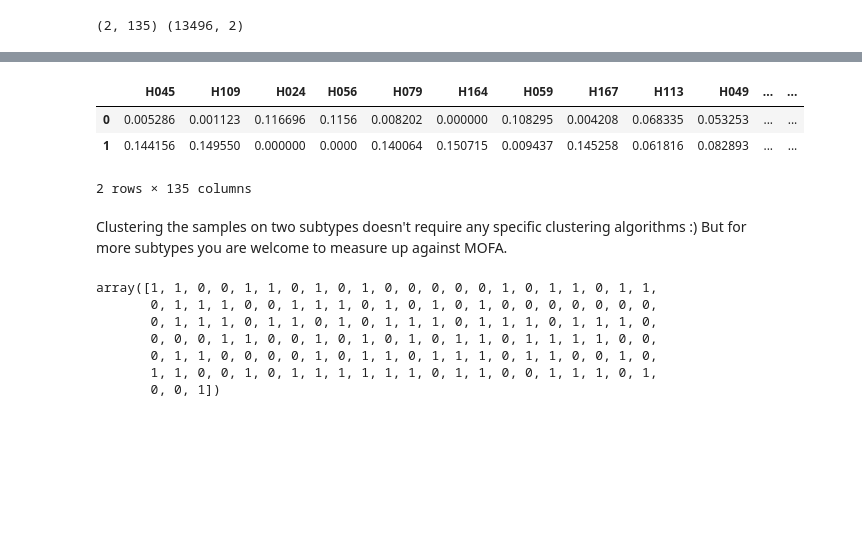
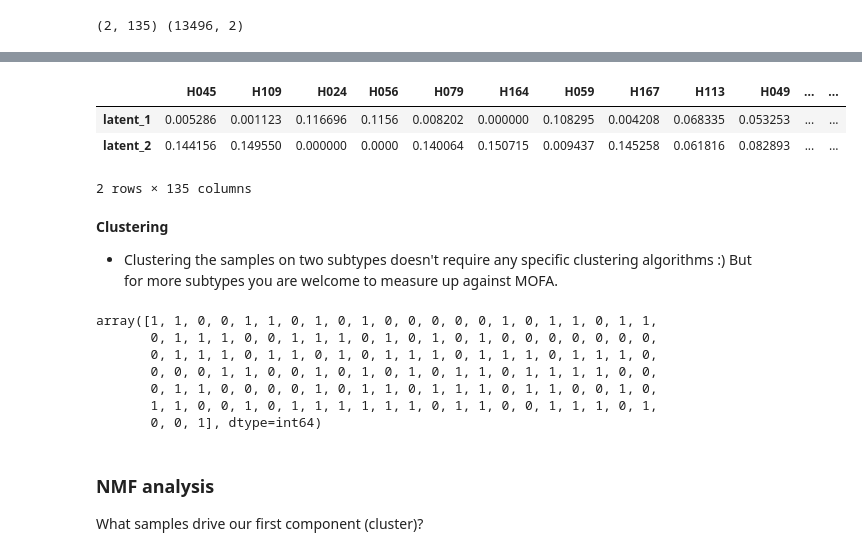
Before and after one commit to NBISweden/workshop_omics_integration, a Jupyter notebook: session_nmf/NMF_lab.ipynb, the cells around one changed output, grey strips where cells are left out. Saved outputs shown, nothing was run; the diff lists cells and outputs as text; code cells hidden in the pictures; blank space fills up the shorter version.

```diff
--- a/session_nmf/NMF_lab.ipynb
+++ b/session_nmf/NMF_lab.ipynb
@@ -31,7 +28,8 @@ pip install snfpy
 # %% [markdown]
 Load the datasets:
 # %%
-data_loc = "D:\\windata\\work\\iomics_course\\data\\"
+data_loc = "C:\\mydata\\work\\io_course\\data\\"
+
 import pandas as pd
 df_meth = pd.read_csv(data_loc + "CLL_data_Methylation.csv", index_col=0)
 df_mrna = pd.read_csv(data_loc + "CLL_data_mRNA.csv", index_col=0)
@@ -57,9 +55,11 @@ To ensure non-negativity, add the negative modality data as new features.
 # %%
-for c in df_meth.columns:
+cols = df_meth.columns.copy()
+columns = {}
+for c in cols:
     mask = df_meth[c] < 0
-    df_meth[c + '_p'] = df_meth[c].mask(mask)
-    df_meth[c + '_n'] = - df_meth[c].mask(~mask)
-    df_meth = df_meth.drop([c], axis=1)
+    columns[c + '_p'] = df_meth[c].mask(mask)
+    columns[c + '_n'] = - df_meth[c].mask(~mask)
+df_meth = pd.concat(list(columns.values()), keys=list(columns.keys()), axis=1)
 df_meth = df_meth.fillna(0)
 # %%
 df_meth.T.head()
@@ -115,13 +138,15 @@ array([2.13261265, 0.        ])
 # %%
-H_df = pd.DataFrame(H, columns=X.columns)
+H_df = pd.DataFrame(H, columns=X.columns, index = ["latent_1", "latent_2"])
 H_df
 # %% [output]
 |  | H045 | H109 | H024 | H056 | H079 | H164 | H059 | H167 | H113 | H049 | ... | ... |
-| 0 | 0.005286 | 0.001123 | 0.116696 | 0.1156 | 0.008202 | 0.000000 | 0.108295 | 0.004208 | 0.068335 | 0.053253 | ... | ... |
-| 1 | 0.144156 | 0.149550 | 0.000000 | 0.0000 | 0.140064 | 0.150715 | 0.009437 | 0.145258 | 0.061816 | 0.082893 | ... | ... |
+| latent_1 | 0.005286 | 0.001123 | 0.116696 | 0.1156 | 0.008202 | 0.000000 | 0.108295 | 0.004208 | 0.068335 | 0.053253 | ... | ... |
+| latent_2 | 0.144156 | 0.149550 | 0.000000 | 0.0000 | 0.140064 | 0.150715 | 0.009437 | 0.145258 | 0.061816 | 0.082893 | ... | ... |
 2 rows × 135 columns
 # %% [markdown]
-Clustering the samples on two subtypes doesn't require any specific clustering algorithms :) But for more subtypes you are welcome to measure up against MOFA.
+__Clustering__
+
+- Clustering the samples on two subtypes doesn't require any specific clustering algorithms :) But for more subtypes you are welcome to measure up against MOFA.
 # %%
 import numpy as np
 clusters = np.argmax(H, axis = 0)
@@ -133,4 +158,8 @@ array([1, 1, 0, 0, 1, 1, 0, 1, 0, 1, 0, 0, 0, 0, 0, 1, 0, 1, 1, 0, 1, 1,
        0, 0, 0, 1, 1, 0, 0, 1, 0, 1, 0, 1, 0, 1, 1, 0, 1, 1, 1, 1, 0, 0,
        0, 1, 1, 0, 0, 0, 0, 1, 0, 1, 1, 0, 1, 1, 1, 0, 1, 1, 0, 0, 1, 0,
        1, 1, 0, 0, 1, 0, 1, 1, 1, 1, 1, 1, 0, 1, 1, 0, 0, 1, 1, 1, 0, 1,
-       0, 0, 1])
+       0, 0, 1], dtype=int64)
+# %% [markdown]
+### NMF analysis
+
+What samples drive our first component (cluster)?
```
Also changed, not shown: parts of 13 cells of this notebook, 3 other files.
